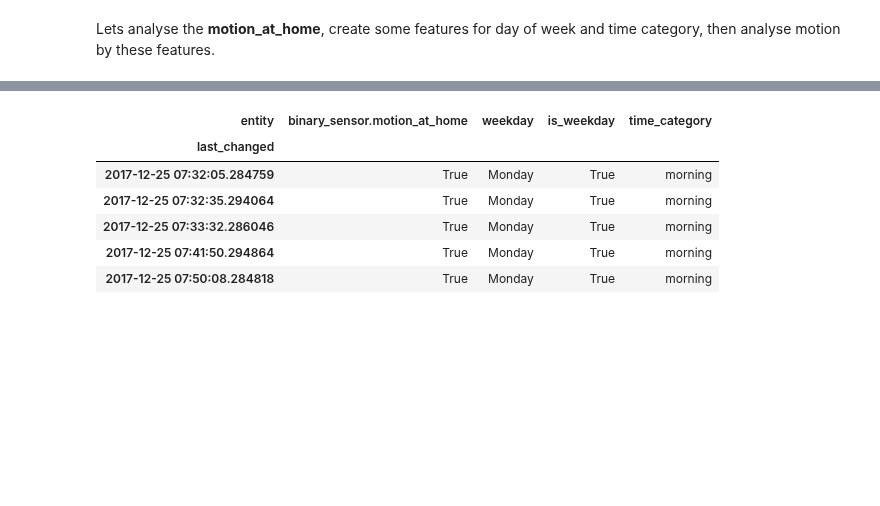
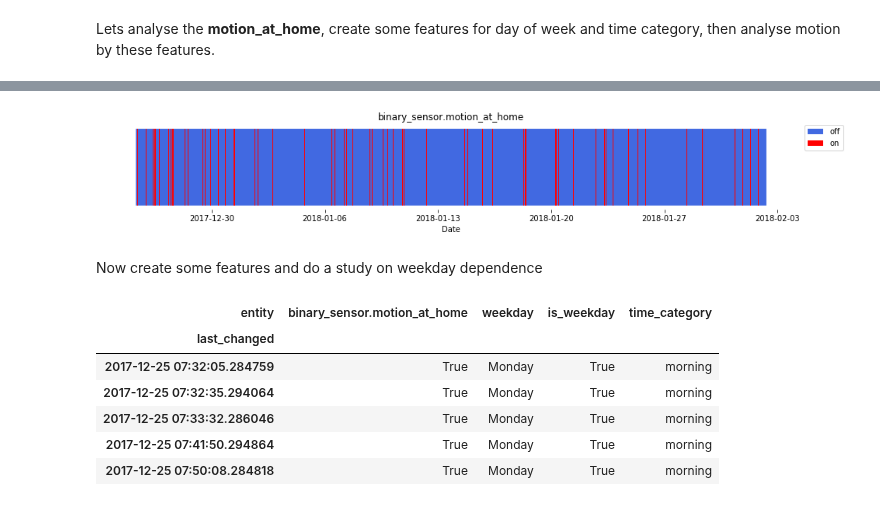
Before and after one commit to robmarkcole/HASS-data-detective, a Jupyter notebook: usage/Usage of detective.ipynb, the cells around one changed output, grey strips where cells are left out. Saved outputs shown, nothing was run; the diff lists cells and outputs as text; code cells hidden in the pictures; blank space fills up the shorter version.

```diff
--- a/usage/Usage of detective.ipynb
+++ b/usage/Usage of detective.ipynb
@@ -157,0 +169,4 @@ motion_df = sensors_binary.data[['binary_sensor.motion_at_home']] # Must pass a
+# %%
+# Resample to seconds and forwardfill data
+# Using seconds for resample frequency here
+resampled = motion_df.resample('s', fill_method='ffill')
@@ -157,0 +186,2 @@ motion_df = sensors_binary.data[['binary_sensor.motion_at_home']] # Must pass a
+# %%
+resampled.columns = ['value']
@@ -158,3 +198,18 @@ motion_df = sensors_binary.data[['binary_sensor.motion_at_home']] # Must pass a
+# %%
+fig, ax = plt.subplots(1, 1, figsize=(16, 2))
+
+ax.fill_between(resampled.index, y1=0, y2=1, facecolor='royalblue', label='off')
+ax.fill_between(resampled.index, y1=0, y2=1, where = (resampled['value'] > 0), facecolor='red', label='on')
+ax.set_title(to_plot)
+ax.set_xlabel('Date')
+ax.set_frame_on(False)
+ax.set_yticks([])
+plt.legend(loc=(1.01, 0.7))
+plt.show()
+# %% [output]
+[figure, added]
+# %% [markdown]
+Now create some features and do a study on weekday dependence
 # %%
 motion_df['weekday'] = motion_df.index.weekday_name
 # %%
```
Also changed, not shown: parts of 17 cells of this notebook, 2 other files.
